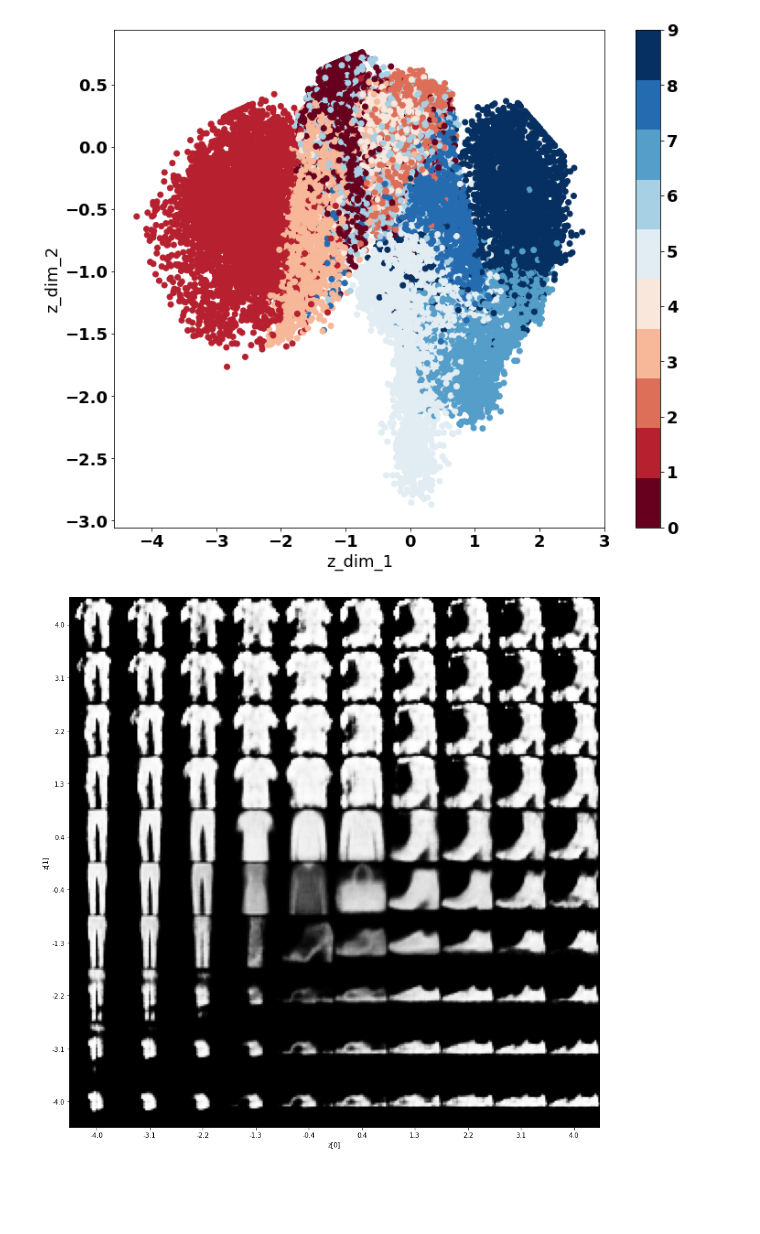
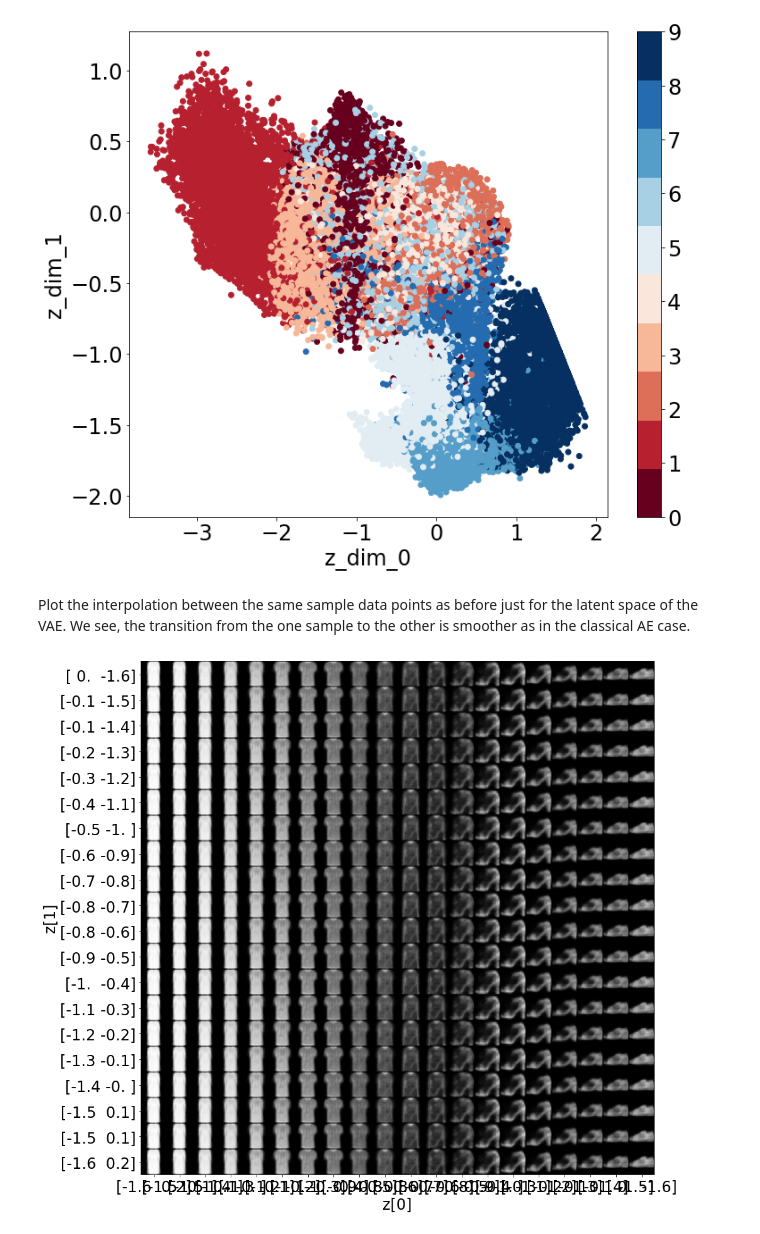
Before and after one commit to FBallert/vae_fashion_mnist_T3M40508, a Jupyter notebook: AE_LatentShowcase.ipynb, the cells around one changed output. Saved outputs shown, nothing was run; the diff lists cells and outputs as text; code cells hidden in the pictures; blank space fills up the shorter version.

Commit message:
final implementation

```diff
--- a/AE_LatentShowcase.ipynb
+++ b/AE_LatentShowcase.ipynb
@@ -123,8 +141,0 @@ plt.show()
-# %%
-figures = autoencoder.predict(x_train)
-
-from matplotlib import pyplot
-for i in range(9):
-    pyplot.subplot(330 + 1 + i)
-    pyplot.imshow(np.reshape(figures[i], (28, 28)), cmap=pyplot.get_cmap('gray'))
-    pyplot.show()
@@ -145,16 +141,0 @@ np.where(y_train == 1)
-# %%
-import random
-latent_values = encoder.predict(x_train)
-# For reproducability
-random.seed(23)
-random_example_idx = random.randint(0, len(x_train))
-print(latent_values[random_example_idx])
-latent_values[random_example_idx][0] = 0.001 #latent_values[random_example_idx][0] - 2
-latent_values[random_example_idx][1] = 0.001
-figure = decoder.predict(np.reshape(latent_values[random_example_idx], (1, 2)))
-print(latent_values[random_example_idx])
-
-pyplot.imshow(np.reshape(figure, (28, 28)), cmap=pyplot.get_cmap('gray'))
-pyplot.show()
-pyplot.imshow(np.reshape(figures[random_example_idx], (28, 28)), cmap=pyplot.get_cmap('gray'))
-pyplot.show()
@@ -166,5 +195,4 @@ pyplot.show()
 # %%
-# Implementation taken from https://keras.io/examples/generative/vae
 class Sampling(layers.Layer):
     """Uses (z_mean, z_log_var) to sample z, the vector encoding a digit."""
 
@@ -225,7 +253,7 @@ class VAE(keras.Model):
                     keras.losses.binary_crossentropy(data, reconstruction), axis=(1, 2)
                 )
             )
-            kl_loss = -0.5 * (1 + z_log_var - tf.square(z_mean) - tf.exp(z_log_var))
+            kl_loss = (-0.5 * (1 + z_log_var - tf.square(z_mean) - tf.exp(z_log_var)))
             kl_loss = tf.reduce_mean(tf.reduce_sum(kl_loss, axis=1))
             total_loss = reconstruction_loss + kl_loss
         grads = tape.gradient(total_loss, self.trainable_weights)
@@ -241,7 +269,7 @@ class VAE(keras.Model):
 
 vae = VAE(encoder, decoder)
 vae.compile(optimizer=keras.optimizers.Adam(learning_rate=1e-3))
-vae.fit(x_train, epochs=30, batch_size=128)
+vae.fit(x_train, epochs=30, batch_size=256)
 # %% [output]
 Model: "encoder"
 __________________________________________________________________________________________________
@@ -266,56 +294,53 @@ vae_z = vae.encoder.predict(x_train)
 # %%
-font = {'family' : 'times',
-        'size'   : 18}
-
-plt.rc('font', **font)
+vae_z = vae.encoder.predict(x_train)
 cmap = plt.get_cmap('RdBu', 10)
 plt.figure(figsize=(12, 10))
 plt.scatter(vae_z[0][:, 0], vae_z[0][:, 1], c=y_train, cmap=cmap)
+# plt.scatter(vae_z[0][:, 0], vae_z[0][:, 1], c=y_train, cmap=cmap, alpha=1, s=1)
 plt.colorbar()
 plt.xlabel("z_dim_0")
 plt.ylabel("z_dim_1")
 plt.show()
 # %% [output]
-[figure, old version]
+[figure, new version]
+# %% [markdown]
+Plot the interpolation between the same sample data points as before just for the latent space of the VAE. We see, the transition from the one sample to the other is smoother as in the classical AE case.
 # %%
-import matplotlib.pyplot as plt
-
-
-def plot_latent_space(vae, n=10, figsize=15):
+def plot_latent_space(vae, n=20, figsize=15):
     # display a n*n 2D manifold of digits
     digit_size = 28
-    scale = 4
+    scale = 1
     figure = np.zeros((digit_size * n, digit_size * n))
     # linearly spaced coordinates corresponding to the 2D plot
     # of digit classes in the latent space
-    grid_x = np.linspace(-scale, scale, n)
-    grid_y = np.linspace(-scale, scale, n)[::-1]
+    grid_x = np.linspace(vae_z[0][random_example_2_idx], vae_z[0][random_example_idx], n)
+    grid_y = np.linspace(vae_z[0][random_example_2_idx], vae_z[0][random_example_idx], n)[::-1]
 
     for i, yi in enumerate(grid_y):
         for j, xi in enumerate(grid_x):
-            z_sample = np.array([[xi, yi]])
+            z_sample = np.array([xi])
             x_decoded = vae.decoder.predict(z_sample)
-            # x_decoded = decoder.predict(z_sample)
+            # x_decoded = ae_decoder.predict(z_sample)
             digit = x_decoded[0].reshape(digit_size, digit_size)
             figure[
                 i * digit_size : (i + 1) * digit_size,
                 j * digit_size : (j + 1) * digit_size,
             ] = digit
 
     plt.figure(figsize=(figsize, figsize))
     start_range = digit_size // 2
     end_range = n * digit_size + start_range
     pixel_range = np.arange(start_range, end_range, digit_size)
     sample_range_x = np.round(grid_x, 1)
     sample_range_y = np.round(grid_y, 1)
     plt.xticks(pixel_range, sample_range_x)
     plt.yticks(pixel_range, sample_range_y)
     plt.xlabel("z[0]")
     plt.ylabel("z[1]")
     plt.imshow(figure, cmap="Greys_r")
     plt.show()
 
 
 plot_latent_space(vae)
 # %% [output]
-[figure, old version]
+[figure, new version]
```
Also changed, not shown: parts of 24 cells of this notebook.
